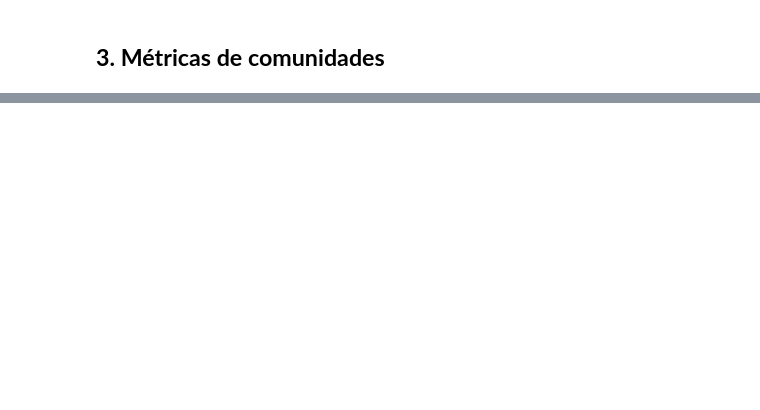
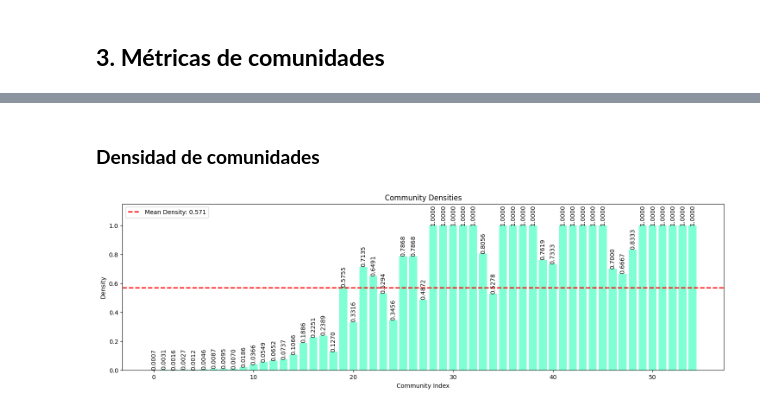
Before and after one commit to pintamonas4575/SNA-project-MAADM-UPM, a Jupyter notebook: SNA-práctica-2024-25.ipynb, the cells around one changed output, grey strips where cells are left out. Saved outputs shown, nothing was run; the diff lists cells and outputs as text; code cells hidden in the pictures; blank space fills up the shorter version.

```diff
--- a/SNA-práctica-2024-25.ipynb
+++ b/SNA-práctica-2024-25.ipynb
@@ -175,0 +225,42 @@ AttributeError: 'NoneType' object has no attribute 'simplify'
+# %% [markdown]
+### **Densidad de comunidades**
+# %%
+densities = []
+for com_index in communities:
+    community_nodes = [node for node, comm in nodes_dict.items() if comm == com_index]
+    community_subgraph: nx.Graph = G.subgraph(community_nodes)
+    num_nodes = community_subgraph.number_of_nodes()
+    num_edges = community_subgraph.number_of_edges()
+    if num_nodes <= 1:
+        pass  # Avoid division by zero for single-node communities
+    density = 2 * num_edges / (num_nodes * (num_nodes - 1))
+    densities.append(density)
+
+# ----------------------------------
+mean_density = np.mean(densities)
+plt.figure(figsize=(18, 5))
+bars = plt.bar(communities, densities, color='aquamarine')
+
+# Add density values above each bar
+for bar, density in zip(bars, densities):
+    plt.text(
+        bar.get_x() + bar.get_width() / 2,  # X-coordinate: Center of the bar
+        bar.get_height(),                  # Y-coordinate: Top of the bar
+        f'{density:.4f}',
+        ha='center',
+        va='bottom',
+        rotation=90,
+        fontsize=10
+    )
+
+# Adjust ylim to give extra space
+plt.ylim(0, max(densities) + 0.15)
+
+plt.axhline(mean_density, color='red', linestyle='--', linewidth=2, label=f'Mean Density: {mean_density:.3f}')
+plt.xlabel('Community Index')
+plt.ylabel('Density')
+plt.title('Community Densities')
+plt.legend()
+plt.show()
+# %% [output]
+[figure, added]
```
Also changed, not shown: parts of 25 cells of this notebook, 3 other files.
